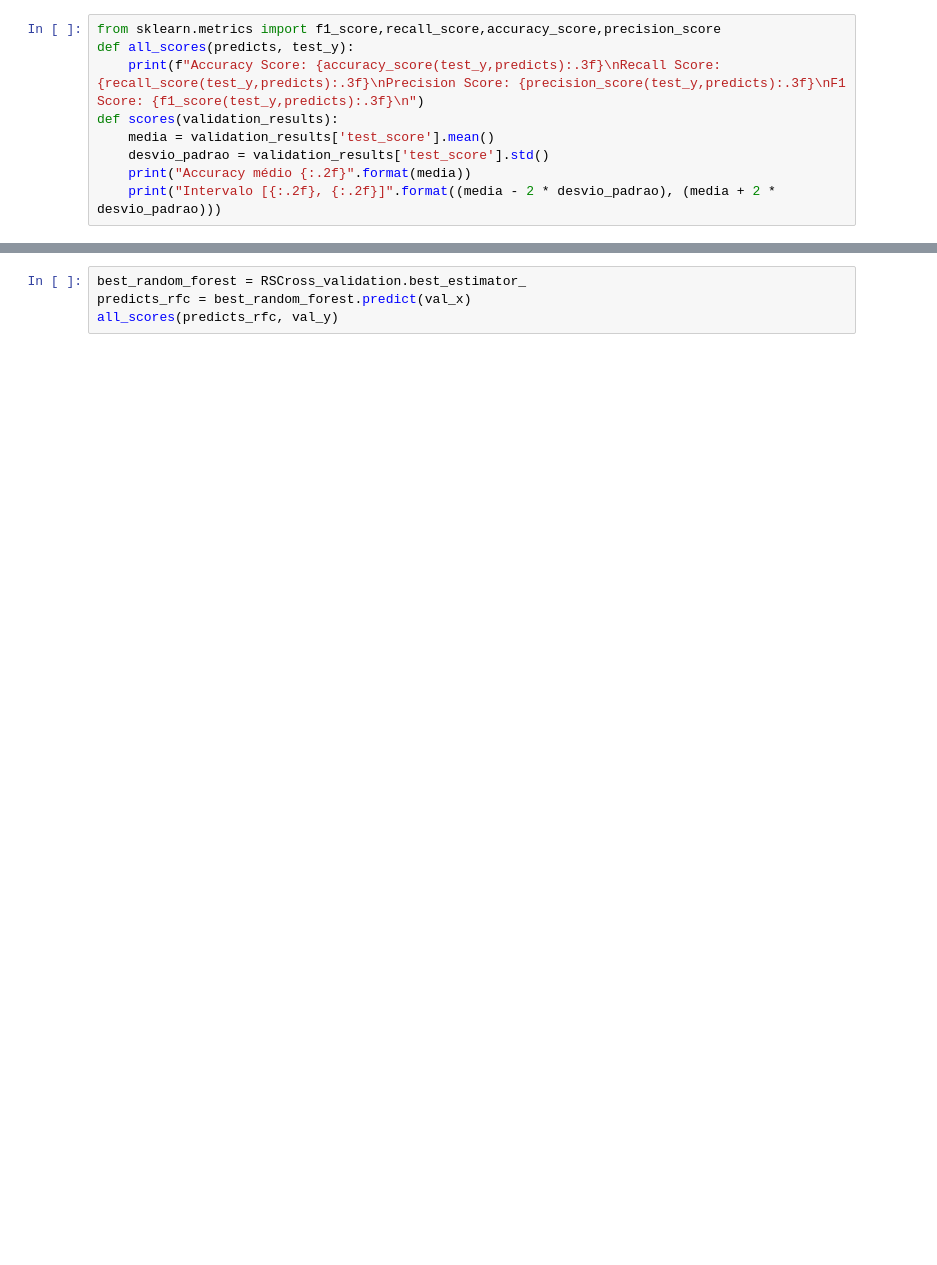
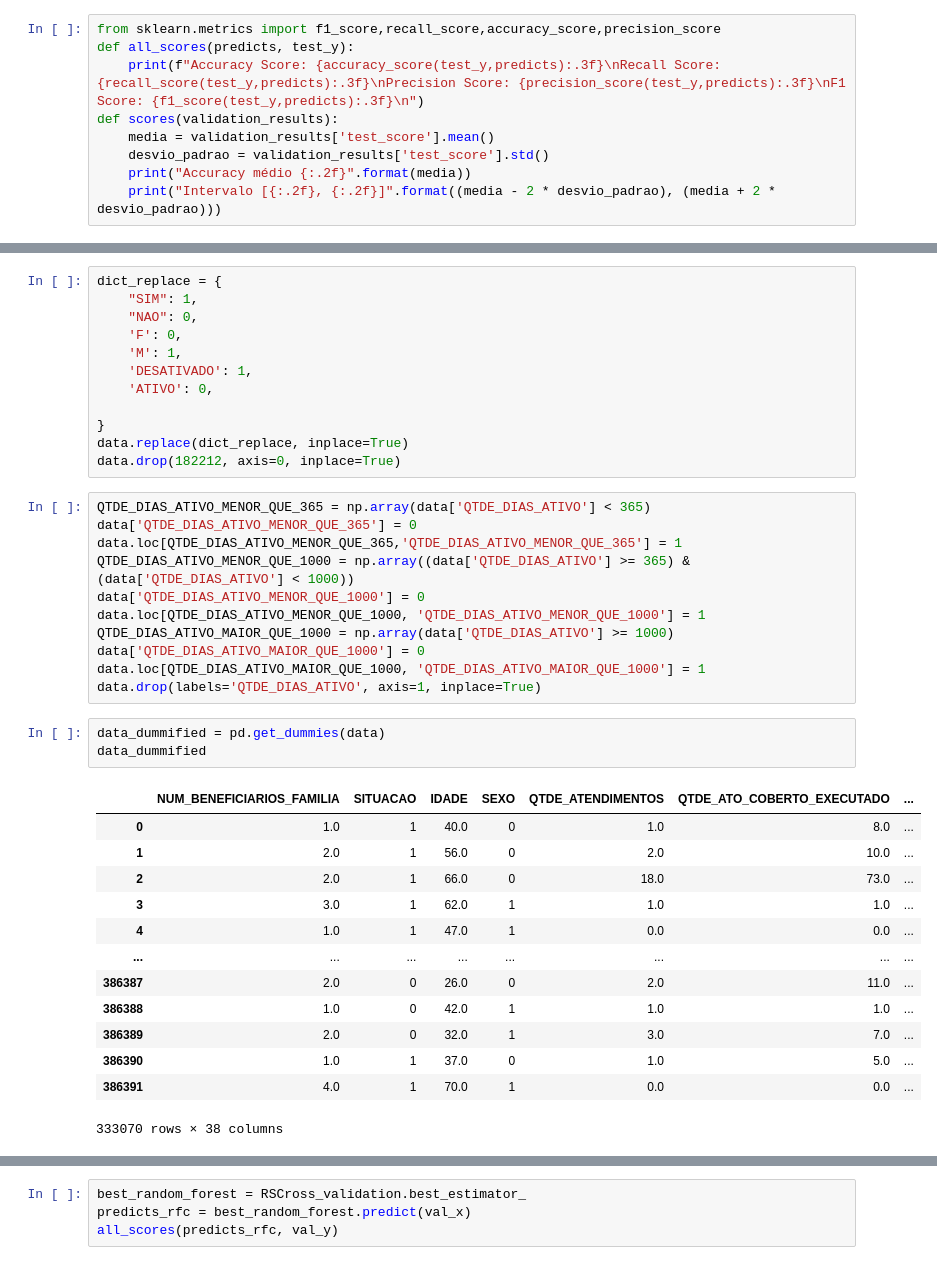
Before and after one commit to Lanjkn/Projeto1_WISE, a Jupyter notebook: Jupyter Notebooks/RFC.ipynb, the cells around one changed output, grey strips where cells are left out. Saved outputs shown, nothing was run; the diff lists cells and outputs as text; blank space fills up the shorter version.

```diff
--- a/Jupyter Notebooks/RFC.ipynb
+++ b/Jupyter Notebooks/RFC.ipynb
@@ -128,0 +55,40 @@ validation_results_df
+# %%
+dict_replace = {
+    "SIM": 1,
+    "NAO": 0,
+    'F': 0,
+    'M': 1,
+    'DESATIVADO': 1,
+    'ATIVO': 0,
+
+}
+data.replace(dict_replace, inplace=True)
+data.drop(182212, axis=0, inplace=True)
+# %%
+QTDE_DIAS_ATIVO_MENOR_QUE_365 = np.array(data['QTDE_DIAS_ATIVO'] < 365)
+data['QTDE_DIAS_ATIVO_MENOR_QUE_365'] = 0
+data.loc[QTDE_DIAS_ATIVO_MENOR_QUE_365,'QTDE_DIAS_ATIVO_MENOR_QUE_365'] = 1
+QTDE_DIAS_ATIVO_MENOR_QUE_1000 = np.array((data['QTDE_DIAS_ATIVO'] >= 365) & (data['QTDE_DIAS_ATIVO'] < 1000))
+data['QTDE_DIAS_ATIVO_MENOR_QUE_1000'] = 0
+data.loc[QTDE_DIAS_ATIVO_MENOR_QUE_1000, 'QTDE_DIAS_ATIVO_MENOR_QUE_1000'] = 1
+QTDE_DIAS_ATIVO_MAIOR_QUE_1000 = np.array(data['QTDE_DIAS_ATIVO'] >= 1000)
+data['QTDE_DIAS_ATIVO_MAIOR_QUE_1000'] = 0
+data.loc[QTDE_DIAS_ATIVO_MAIOR_QUE_1000, 'QTDE_DIAS_ATIVO_MAIOR_QUE_1000'] = 1
+data.drop(labels='QTDE_DIAS_ATIVO', axis=1, inplace=True)
+# %%
+data_dummified = pd.get_dummies(data)
+data_dummified
+# %% [output]
+|  | NUM_BENEFICIARIOS_FAMILIA | SITUACAO | IDADE | SEXO | QTDE_ATENDIMENTOS | QTDE_ATO_COBERTO_EXECUTADO | ... |
+| 0 | 1.0 | 1 | 40.0 | 0 | 1.0 | 8.0 | ... |
+| 1 | 2.0 | 1 | 56.0 | 0 | 2.0 | 10.0 | ... |
+| 2 | 2.0 | 1 | 66.0 | 0 | 18.0 | 73.0 | ... |
+| 3 | 3.0 | 1 | 62.0 | 1 | 1.0 | 1.0 | ... |
+| 4 | 1.0 | 1 | 47.0 | 1 | 0.0 | 0.0 | ... |
+| ... | ... | ... | ... | ... | ... | ... | ... |
+| 386387 | 2.0 | 0 | 26.0 | 0 | 2.0 | 11.0 | ... |
+| 386388 | 1.0 | 0 | 42.0 | 1 | 1.0 | 1.0 | ... |
+| 386389 | 2.0 | 0 | 32.0 | 1 | 3.0 | 7.0 | ... |
+| 386390 | 1.0 | 1 | 37.0 | 0 | 1.0 | 5.0 | ... |
+| 386391 | 4.0 | 1 | 70.0 | 1 | 0.0 | 0.0 | ... |
+333070 rows × 38 columns
```
Also changed, not shown: parts of 30 cells of this notebook, 3 other files.
